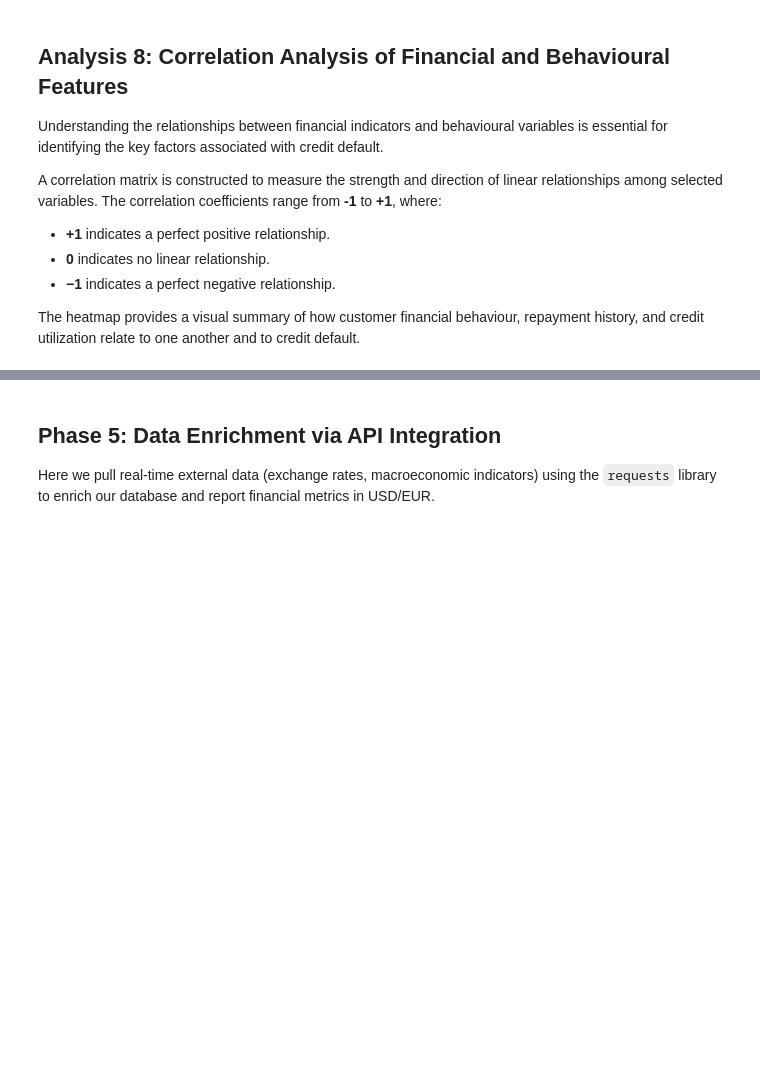
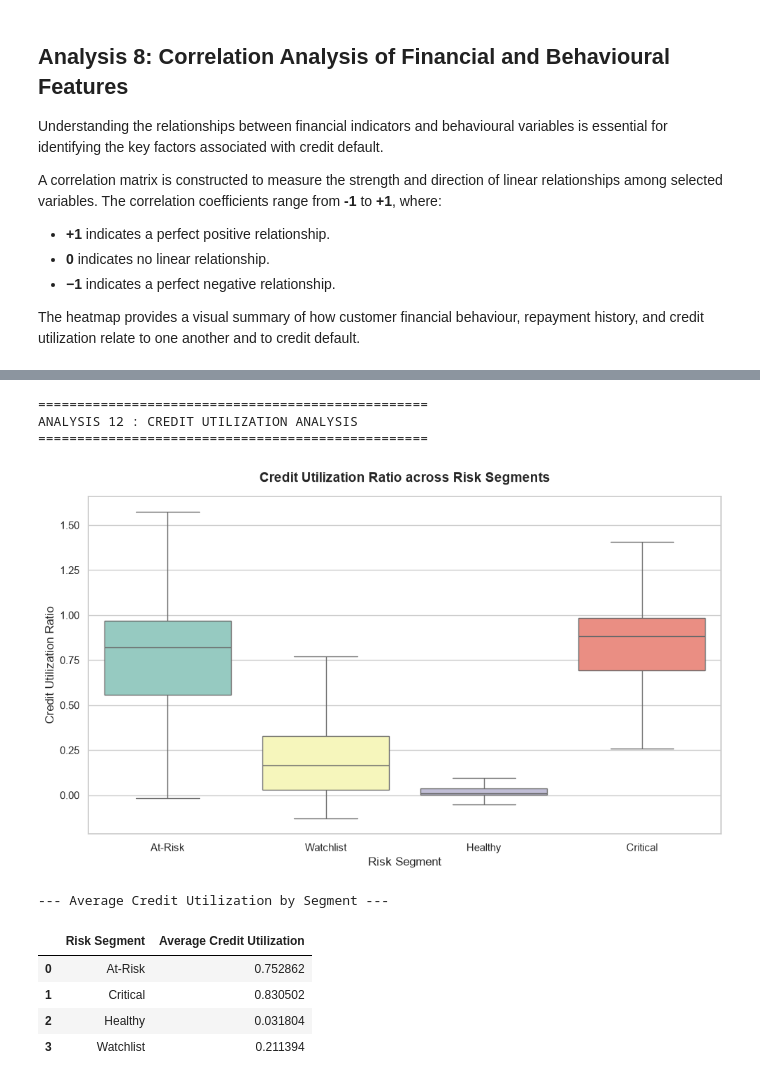
Before and after one commit to ChamithuPunchihewa/Final-Python-Project, a Jupyter notebook: notebooks/Technical_Appendix.ipynb, the cells around one changed output, grey strips where cells are left out. Drawn from its saved outputs; the diff is of its cells as text; code cells hidden in the pictures; blank space fills up the shorter version.

Commit message:
Added Phase 3,Phase 4 and Phase 5. Final update

```diff
--- a/notebooks/Technical_Appendix.ipynb
+++ b/notebooks/Technical_Appendix.ipynb
@@ -1482,17 +1697,72 @@ We analyze customer credit utilization and financial exposure to provide tailore
 # %%
-# Boxplot / Histogram of credit utilization across different segments
-fig, ax = plt.subplots(figsize=(10, 6))
-sns.boxplot(data=df_clean, x='risk_segment', y='credit_utilization', palette='Set3', showfliers=False, ax=ax)
-ax.set_title('Credit Utilization Ratio across Risk Segments', fontsize=14, weight='bold', pad=15)
-ax.set_xlabel('Risk Segment', fontsize=12)
-ax.set_ylabel('Credit Utilization Ratio', fontsize=12)
+# Analysis 12 : Credit Utilization Analysis
+# Analyze Credit Exposure Across Risk Segments
+
+print("=" * 50)
+print("ANALYSIS 12 : CREDIT UTILIZATION ANALYSIS")
+print("=" * 50)
+
+# Visualization : Credit utilization distribution
+
+fig, ax = plt.subplots(
+    figsize=(10,6)
+)
+
+sns.boxplot(
+    data=df_clean,
+    x='risk_segment',
+    y='credit_utilization',
+    palette='Set3',
+    showfliers=False,
+    ax=ax
+)
+
+ax.set_title(
+    'Credit Utilization Ratio across Risk Segments',
+    fontsize=14,
+    weight='bold',
+    pad=15
+)
+
+ax.set_xlabel(
+    'Risk Segment',
+    fontsize=12
+)
+
+ax.set_ylabel(
+    'Credit Utilization Ratio',
+    fontsize=12
+)
+
+
 plt.tight_layout()
 plt.show()
 
-# Print average credit utilization
-util_stats = df_clean.groupby('risk_segment')['credit_utilization'].mean().reset_index()
+# Calculate average credit utilization per segment
+
+util_stats = (
+    df_clean
+    .groupby('risk_segment')
+    ['credit_utilization']
+    .mean()
+    .reset_index()
+)
+
+util_stats.columns = [
+    'Risk Segment',
+    'Average Credit Utilization'
+]
+
 print("\n--- Average Credit Utilization by Segment ---")
-print(util_stats)
+display(util_stats)
+# %% [output]
+==================================================
+ANALYSIS 12 : CREDIT UTILIZATION ANALYSIS
+==================================================
+[figure, added]
+--- Average Credit Utilization by Segment ---
+|  | Risk Segment | Average Credit Utilization |
+| 0 | At-Risk | 0.752862 |
+| 1 | Critical | 0.830502 |
+| 2 | Healthy | 0.031804 |
+| 3 | Watchlist | 0.211394 |
-# %% [markdown]
-## Phase 5: Data Enrichment via API Integration
-Here we pull real-time external data (exchange rates, macroeconomic indicators) using the `requests` library to enrich our database and report financial metrics in USD/EUR.
```
Also changed, not shown: parts of 15 cells of this notebook.
